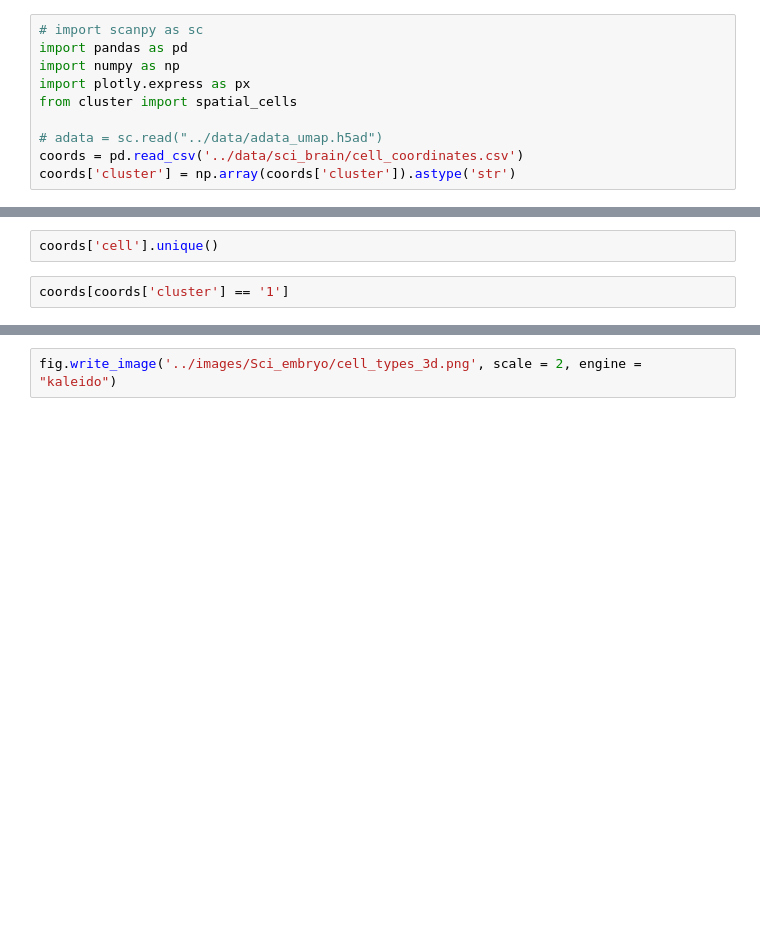
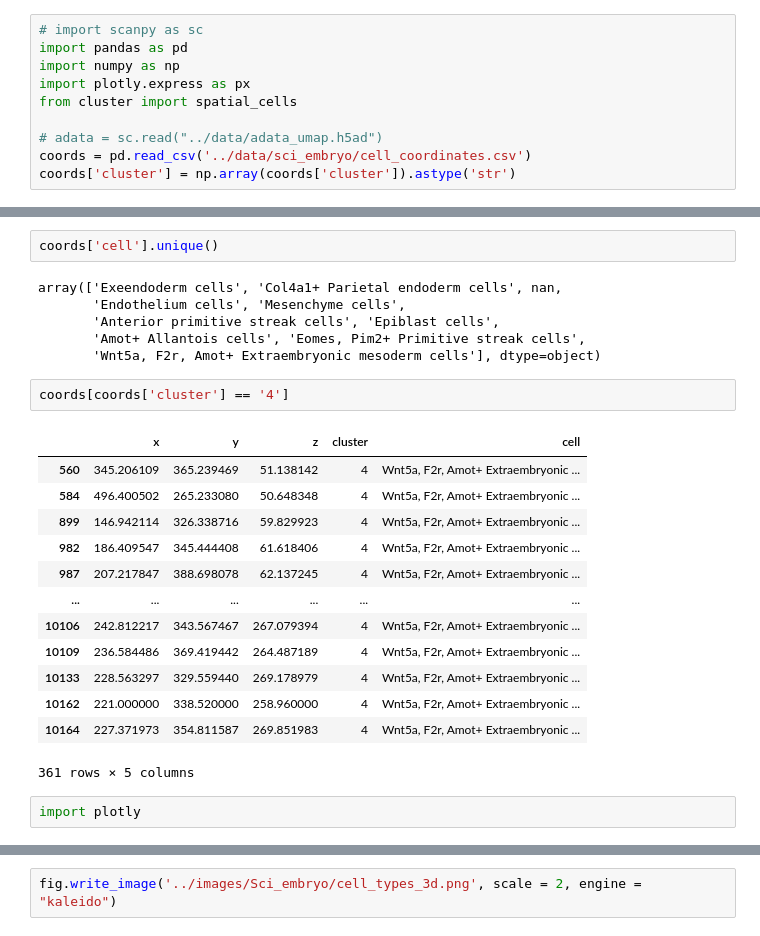
Before and after one commit to gregothebyteknight/pattern, a Jupyter notebook: code/image.ipynb, the cells around one changed output, grey strips where cells are left out. Drawn from its saved outputs; the diff is of its cells as text; blank space fills up the shorter version.

```diff
--- a/code/image.ipynb
+++ b/code/image.ipynb
@@ -6,7 +6,7 @@ import plotly.express as px
 from cluster import spatial_cells
 
 # adata = sc.read("../data/adata_umap.h5ad")
-coords = pd.read_csv('../data/sci_brain/cell_coordinates.csv')
+coords = pd.read_csv('../data/sci_embryo/cell_coordinates.csv')
 coords['cluster'] = np.array(coords['cluster']).astype('str')
 # %%
 coords.describe()
@@ -15,5 +39,27 @@ coords
 # %%
 coords['cell'].unique()
+# %% [output]
+array(['Exeendoderm cells', 'Col4a1+ Parietal endoderm cells', nan,
+       'Endothelium cells', 'Mesenchyme cells',
+       'Anterior primitive streak cells', 'Epiblast cells',
+       'Amot+ Allantois cells', 'Eomes, Pim2+ Primitive streak cells',
+       'Wnt5a, F2r, Amot+ Extraembryonic mesoderm cells'], dtype=object)
 # %%
-coords[coords['cluster'] == '1']
+coords[coords['cluster'] == '4']
+# %% [output]
+|  | x | y | z | cluster | cell |
+| 560 | 345.206109 | 365.239469 | 51.138142 | 4 | Wnt5a, F2r, Amot+ Extraembryonic ... |
+| 584 | 496.400502 | 265.233080 | 50.648348 | 4 | Wnt5a, F2r, Amot+ Extraembryonic ... |
+| 899 | 146.942114 | 326.338716 | 59.829923 | 4 | Wnt5a, F2r, Amot+ Extraembryonic ... |
+| 982 | 186.409547 | 345.444408 | 61.618406 | 4 | Wnt5a, F2r, Amot+ Extraembryonic ... |
+| 987 | 207.217847 | 388.698078 | 62.137245 | 4 | Wnt5a, F2r, Amot+ Extraembryonic ... |
+| ... | ... | ... | ... | ... | ... |
+| 10106 | 242.812217 | 343.567467 | 267.079394 | 4 | Wnt5a, F2r, Amot+ Extraembryonic ... |
+| 10109 | 236.584486 | 369.419442 | 264.487189 | 4 | Wnt5a, F2r, Amot+ Extraembryonic ... |
+| 10133 | 228.563297 | 329.559440 | 269.178979 | 4 | Wnt5a, F2r, Amot+ Extraembryonic ... |
+| 10162 | 221.000000 | 338.520000 | 258.960000 | 4 | Wnt5a, F2r, Amot+ Extraembryonic ... |
+| 10164 | 227.371973 | 354.811587 | 269.851983 | 4 | Wnt5a, F2r, Amot+ Extraembryonic ... |
+361 rows × 5 columns
+# %%
+import plotly
 # %%
```
Also changed, not shown: parts of 3 cells of this notebook, 12 other files.
